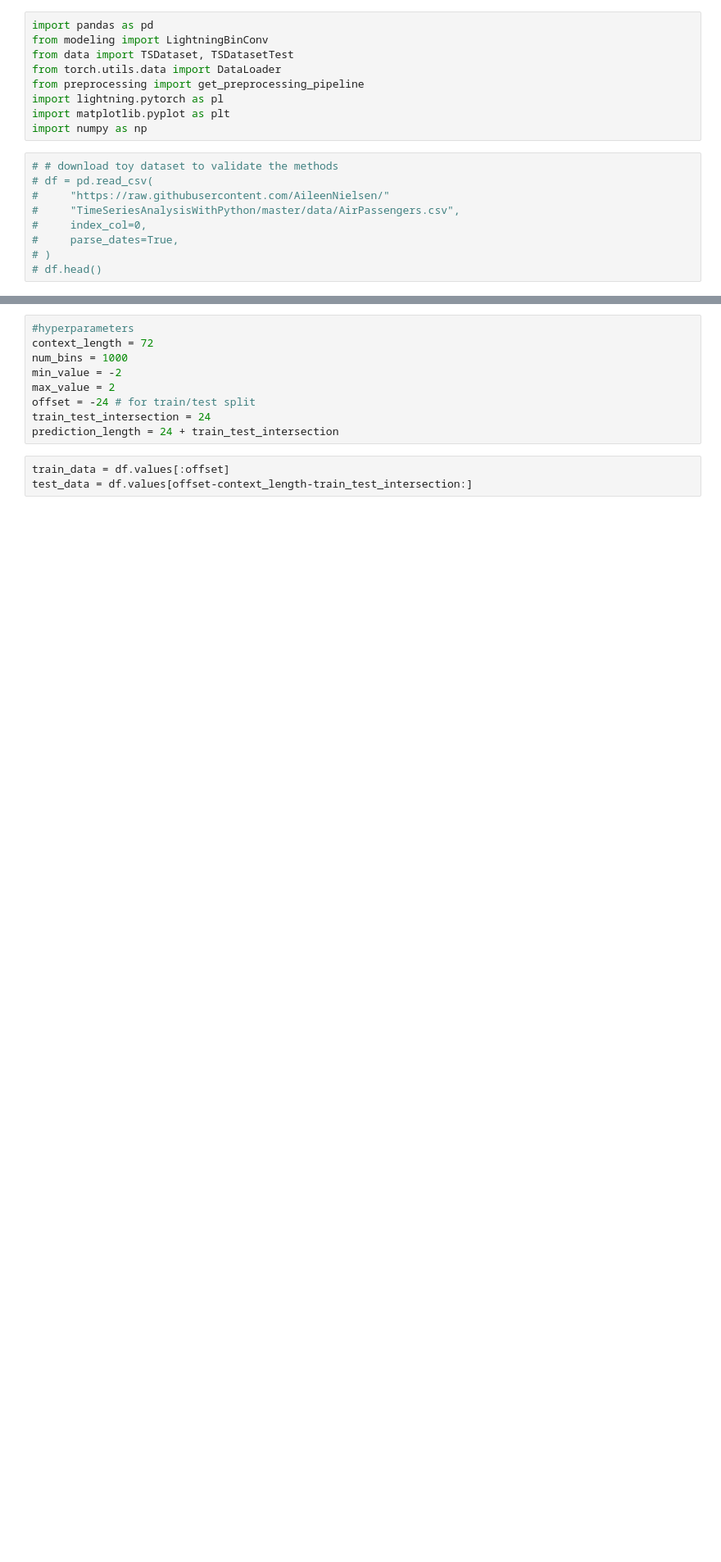
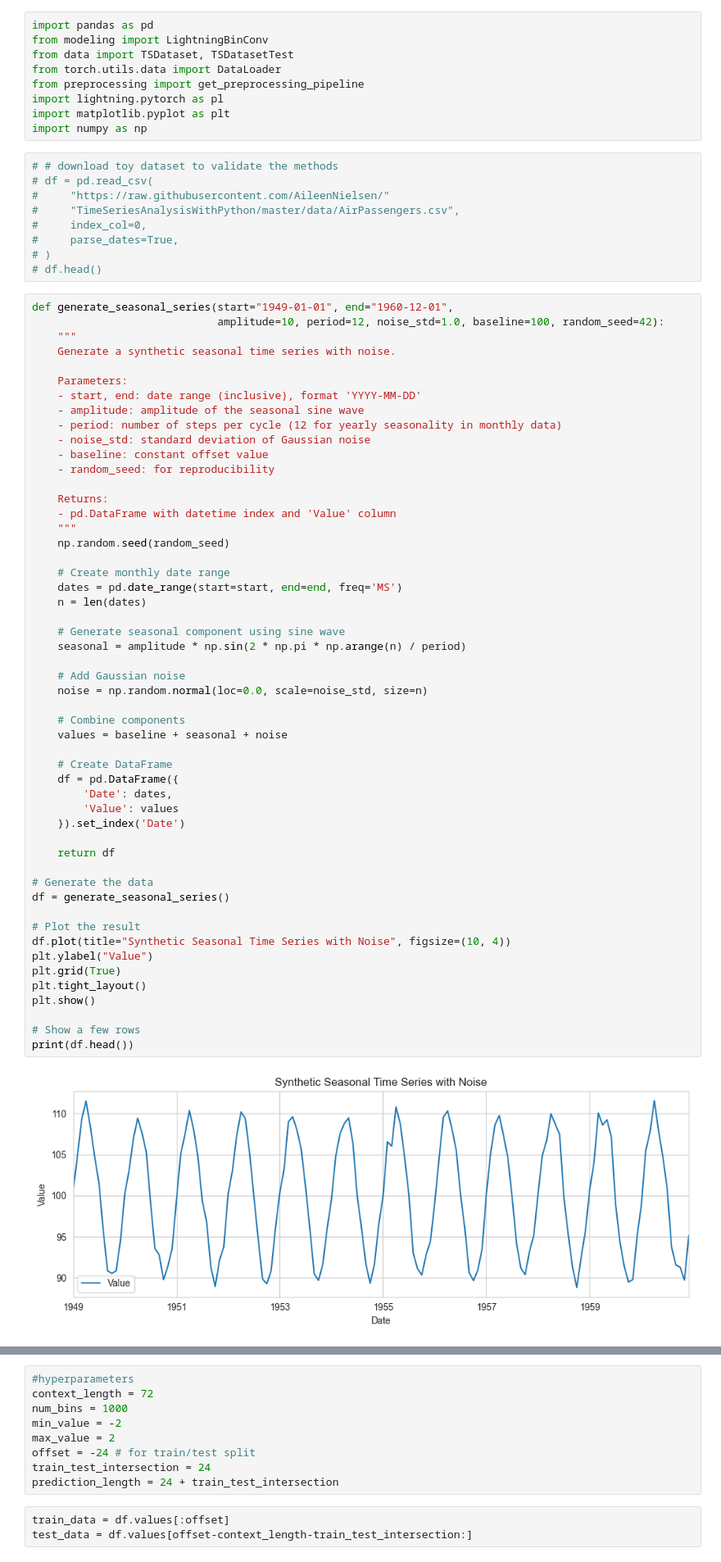
Before and after one commit to ChernovAndrey/binTS, a Jupyter notebook: Quick Start.ipynb, the cells around one changed output, grey strips where cells are left out. Shown at 82% size. Cells and saved outputs as stored; diff of their text form; blank space fills up the shorter version.

```diff
--- a/Quick Start.ipynb
+++ b/Quick Start.ipynb
@@ -16,3 +16,57 @@ import numpy as np
 #     parse_dates=True,
 # )
 # df.head()
+# %%
+def generate_seasonal_series(start="1949-01-01", end="1960-12-01",
+                             amplitude=10, period=12, noise_std=1.0, baseline=100, random_seed=42):
+    """
+    Generate a synthetic seasonal time series with noise.
+
+    Parameters:
+    - start, end: date range (inclusive), format 'YYYY-MM-DD'
+    - amplitude: amplitude of the seasonal sine wave
+    - period: number of steps per cycle (12 for yearly seasonality in monthly data)
+    - noise_std: standard deviation of Gaussian noise
+    - baseline: constant offset value
+    - random_seed: for reproducibility
+
+    Returns:
+    - pd.DataFrame with datetime index and 'Value' column
+    """
+    np.random.seed(random_seed)
+
+    # Create monthly date range
+    dates = pd.date_range(start=start, end=end, freq='MS')
+    n = len(dates)
+
+    # Generate seasonal component using sine wave
+    seasonal = amplitude * np.sin(2 * np.pi * np.arange(n) / period)
+
+    # Add Gaussian noise
+    noise = np.random.normal(loc=0.0, scale=noise_std, size=n)
+
+    # Combine components
+    values = baseline + seasonal + noise
+
+    # Create DataFrame
+    df = pd.DataFrame({
+        'Date': dates,
+        'Value': values
+    }).set_index('Date')
+
+    return df
+
+# Generate the data
+df = generate_seasonal_series()
+
+# Plot the result
+df.plot(title="Synthetic Seasonal Time Series with Noise", figsize=(10, 4))
+plt.ylabel("Value")
+plt.grid(True)
+plt.tight_layout()
+plt.show()
+
+# Show a few rows
+print(df.head())
+# %% [output]
+[figure, added]
```
Also changed, not shown: parts of 9 cells of this notebook, 2 other files.
